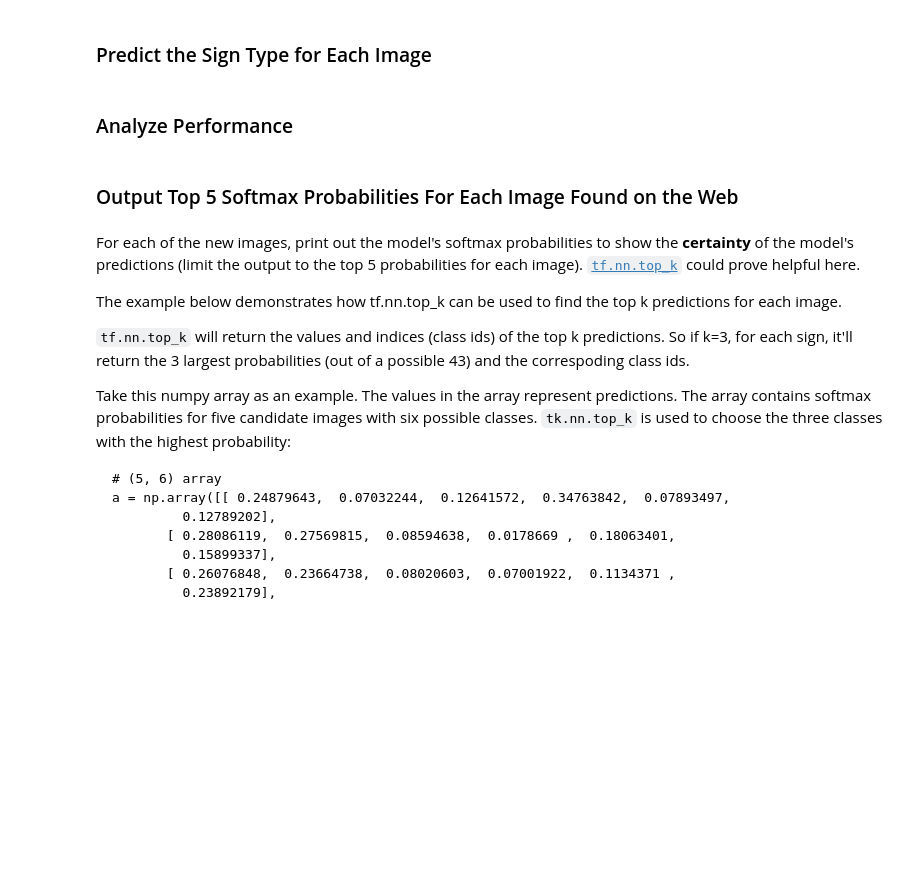
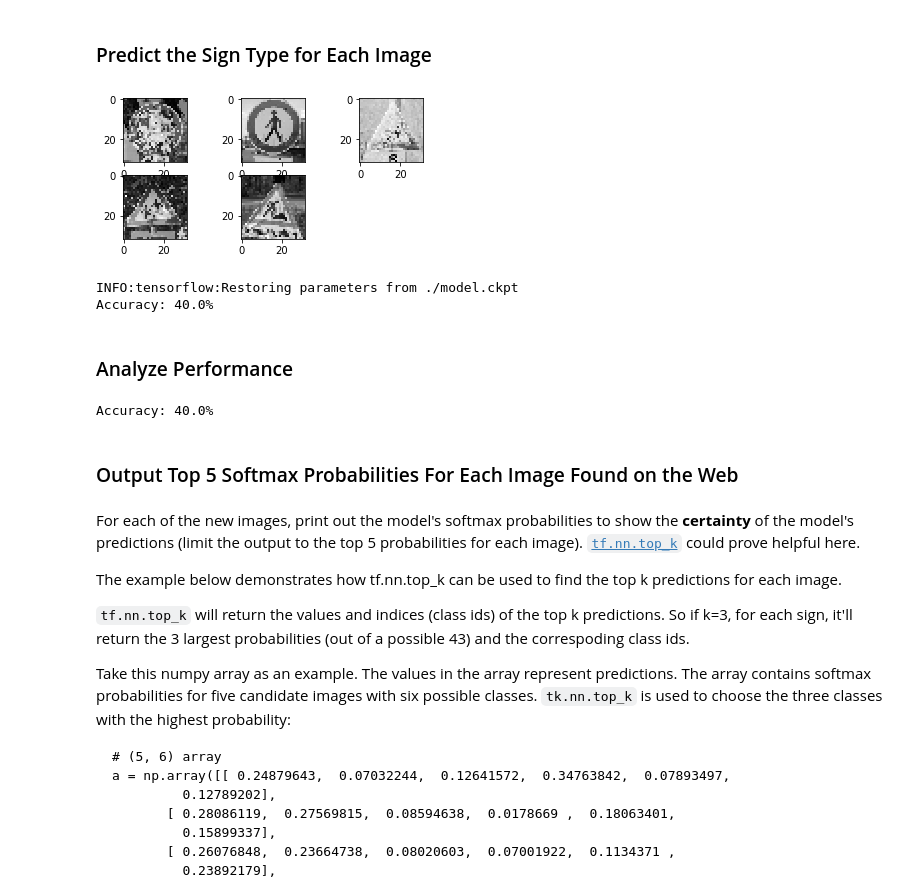
Before and after one commit to bejjani/udacityCarND, a Jupyter notebook: CarND-Traffic-Sign-Classifier-Project/Traffic_Sign_Classifier.ipynb, the cells around one changed output. Saved outputs shown, nothing was run; the diff lists cells and outputs as text; code cells hidden in the pictures; blank space fills up the shorter version.

```diff
--- a/CarND-Traffic-Sign-Classifier-Project/Traffic_Sign_Classifier.ipynb
+++ b/CarND-Traffic-Sign-Classifier-Project/Traffic_Sign_Classifier.ipynb
@@ -672,11 +604,51 @@ You may find `signnames.csv` useful as it contains mappings from the class id (i
 ### Run the predictions here and use the model to output the prediction for each image.
 ### Make sure to pre-process the images with the same pre-processing pipeline used earlier.
 ### Feel free to use as many code cells as needed.
+# %%
+#resize -> grayscale -> normalize
+def resizeNew(X):
+    return cv2.resize(X,(32,32))
+
+new = np.asarray([resizeNew(x) for x in images])
+new = grayscale(new)
+new = normalize(new)
+
+#labels
+new_labels = np.array([15,27,23,28,25])
+new_labels = (np.arange(n_classes) == new_labels[:,None]).astype(np.float32)
+# %%
+fig = plt.figure()
+for i,img in enumerate(new):
+    fig.add_subplot(3,3,i+1)
+    plt.imshow(img.squeeze(), cmap='gray')
+# %% [output]
+[figure, added]
+# %%
+with tf.Session(graph=graph) as sess:
+    #restore the trained model
+    saver.restore(sess,save_file)
+    #prediction
+    top_1 = tf.argmax(test_prediction,axis=1)
+    #top 5 classes
+    top_5 = tf.nn.top_k(test_prediction, 5)
+    new_softmax, new_top_1, new_top_5 = \
+        sess.run([test_prediction,top_1,top_5], feed_dict={tf_test_dataset: new, tf_dropout: 1.})
+    #accuracy
+    print('Accuracy: %.1f%%' % accuracy(
+        new_softmax, new_labels))
+# %% [output]
+INFO:tensorflow:Restoring parameters from ./model.ckpt
+Accuracy: 40.0%
 # %% [markdown]
 ### Analyze Performance
 # %%
 ### Calculate the accuracy for these 5 new images.
 ### For example, if the model predicted 1 out of 5 signs correctly, it's 20% accurate on these new images.
+# %%
+print('Accuracy: %.1f%%' % accuracy(
+        new_softmax, new_labels))
+# %% [output]
+Accuracy: 40.0%
 # %% [markdown]
 ### Output Top 5 Softmax Probabilities For Each Image Found on the Web
 # %% [markdown]
```
Also changed, not shown: parts of 15 cells of this notebook, 27 other files.
